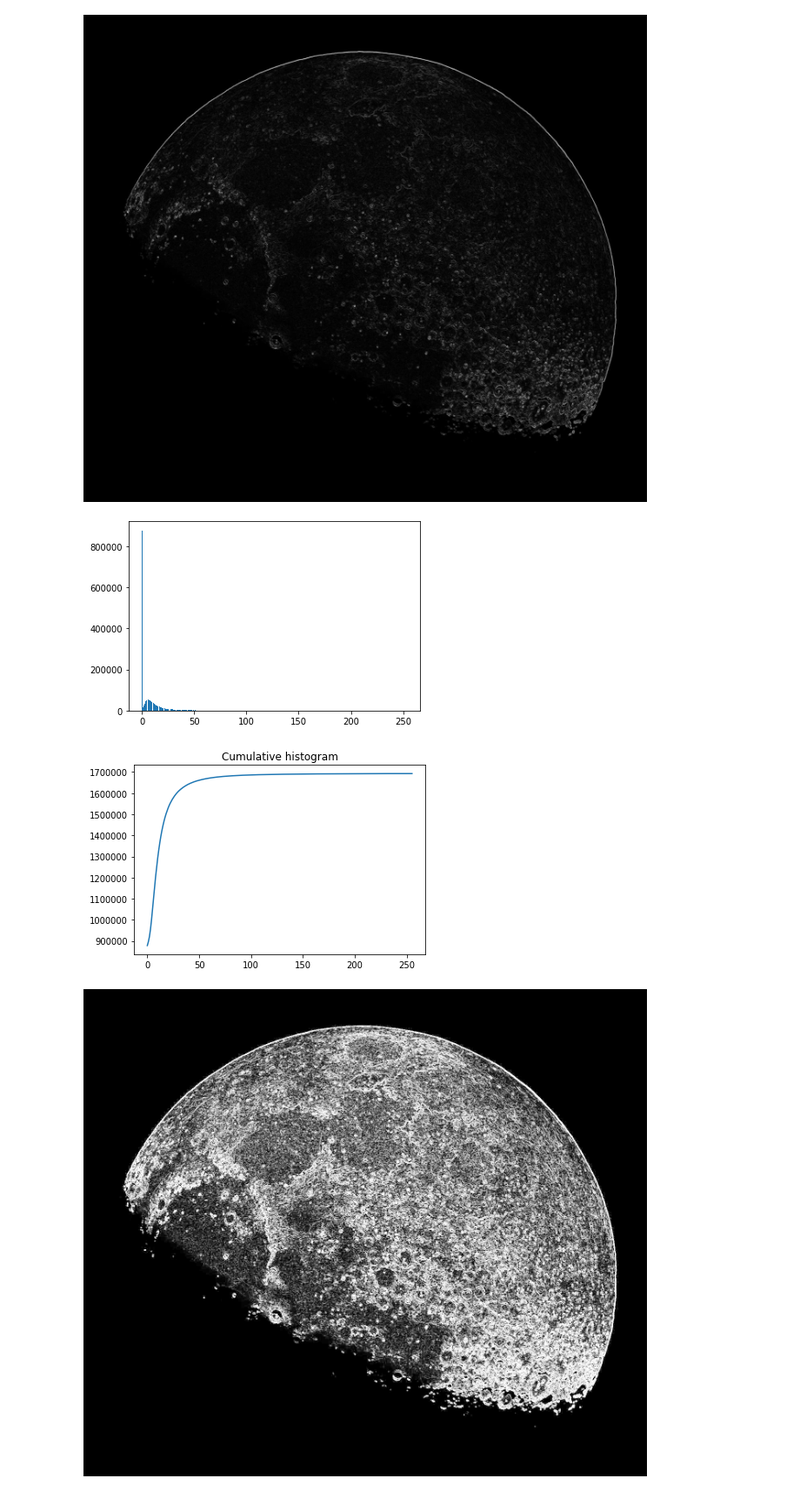
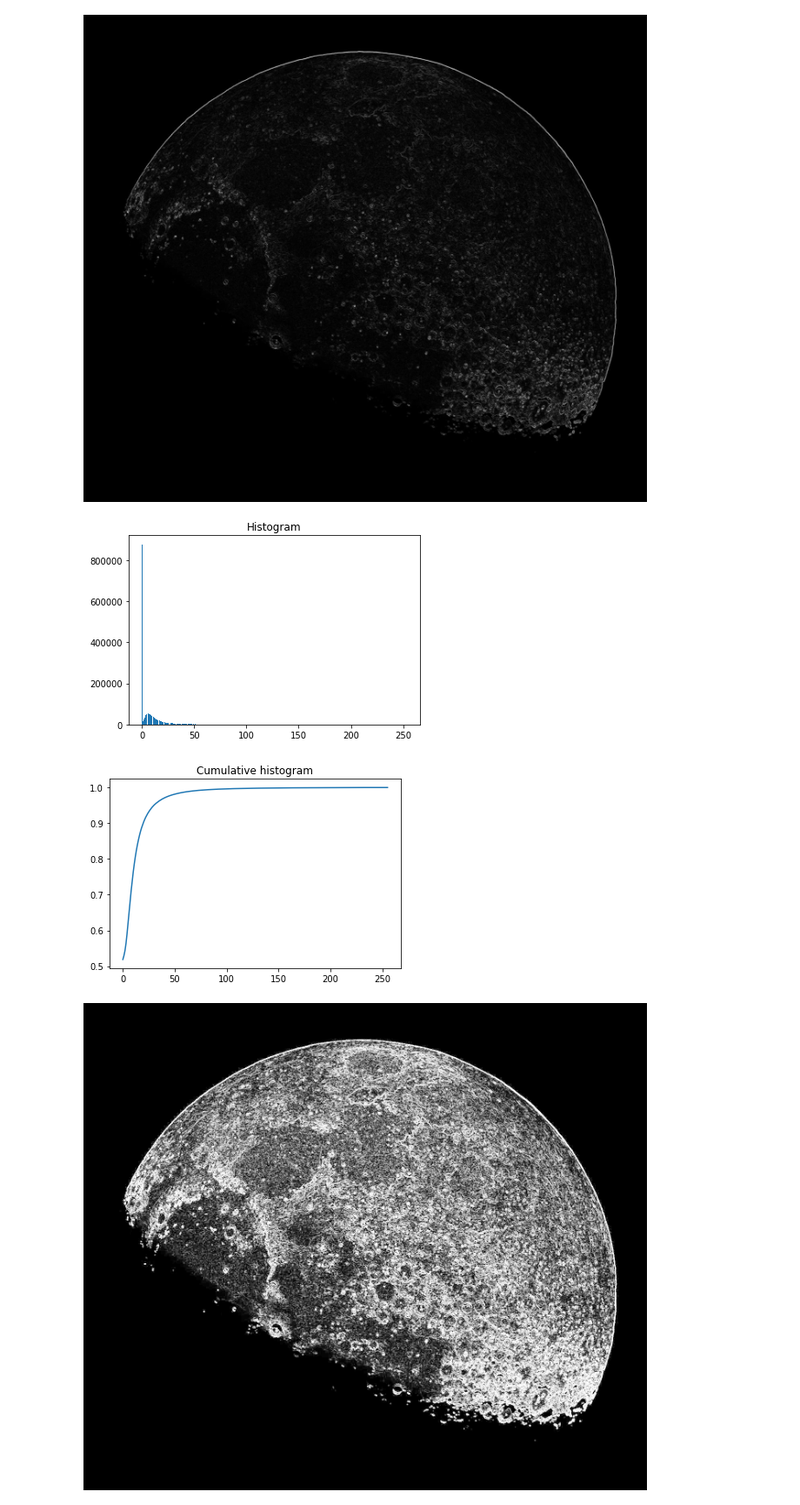
Before and after one commit to DichotoMe/Introduction-to-graphics, a Jupyter notebook: histogram.ipynb, the cells around one changed output. Shown at 87% size. Saved outputs shown, nothing was run; the diff lists cells and outputs as text; code cells hidden in the pictures.

```diff
--- a/histogram.ipynb
+++ b/histogram.ipynb
@@ -12,15 +12,15 @@ img
 # %%
 # Drawing a histogram
 
 img_array = array(img)
 
 figure()
 flattened = img_array.flatten()
-hist(flattened, 300, cumulative=True)
+hist(flattened, 300)
 title("Histogram")
 show()
 # %% [output]
-[figure, old version]
+[figure, new version]
 # %%
 import numpy as np
 import scipy.misc, math
@@ -29,14 +29,14 @@ img1 = np.asarray(img)
 fl = img1.flatten()
 
 histogram, bins = np.histogram(img1, 256, [0, 255])
-plot(histogram.cumsum())
+plot((histogram / img1.size).cumsum())
 title("Cumulative histogram")
 
 cdf = histogram.cumsum()
 
 cdf_m = np.ma.masked_equal(cdf, 0)
 # %% [output]
-[figure, old version]
+[figure, new version]
 # %%
 nom_cdf_m = (cdf_m - cdf_m.min()) * 255
 den_cdf_m = (cdf_m.max() - cdf_m.min())
```
